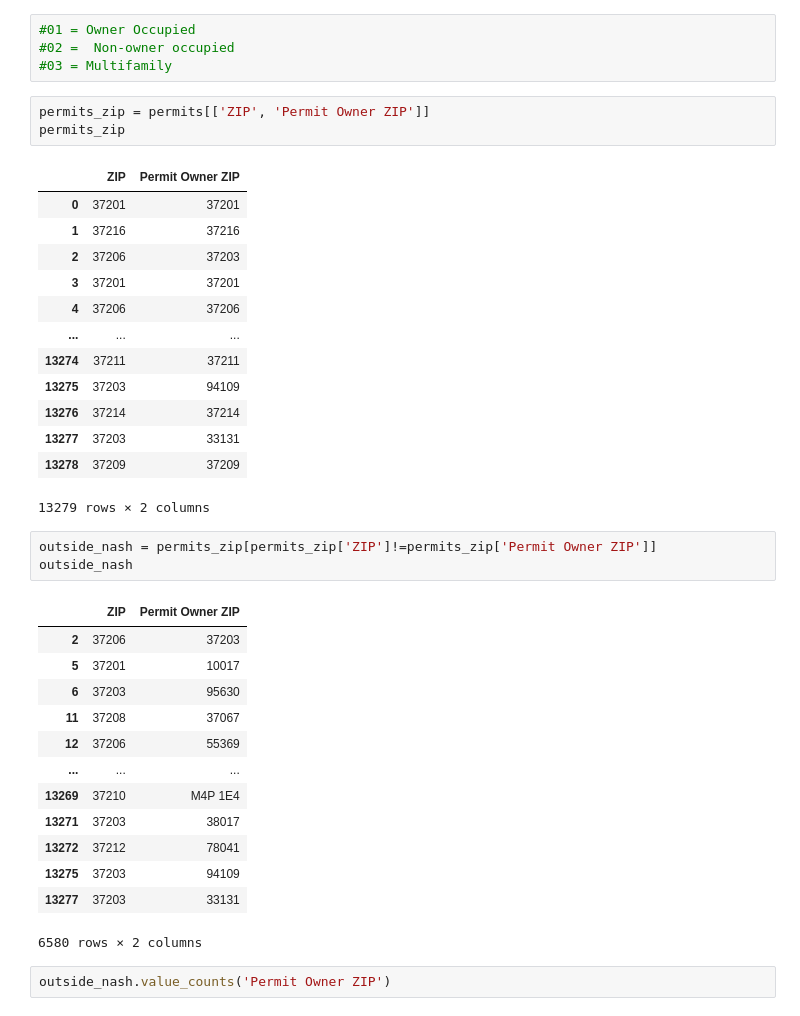
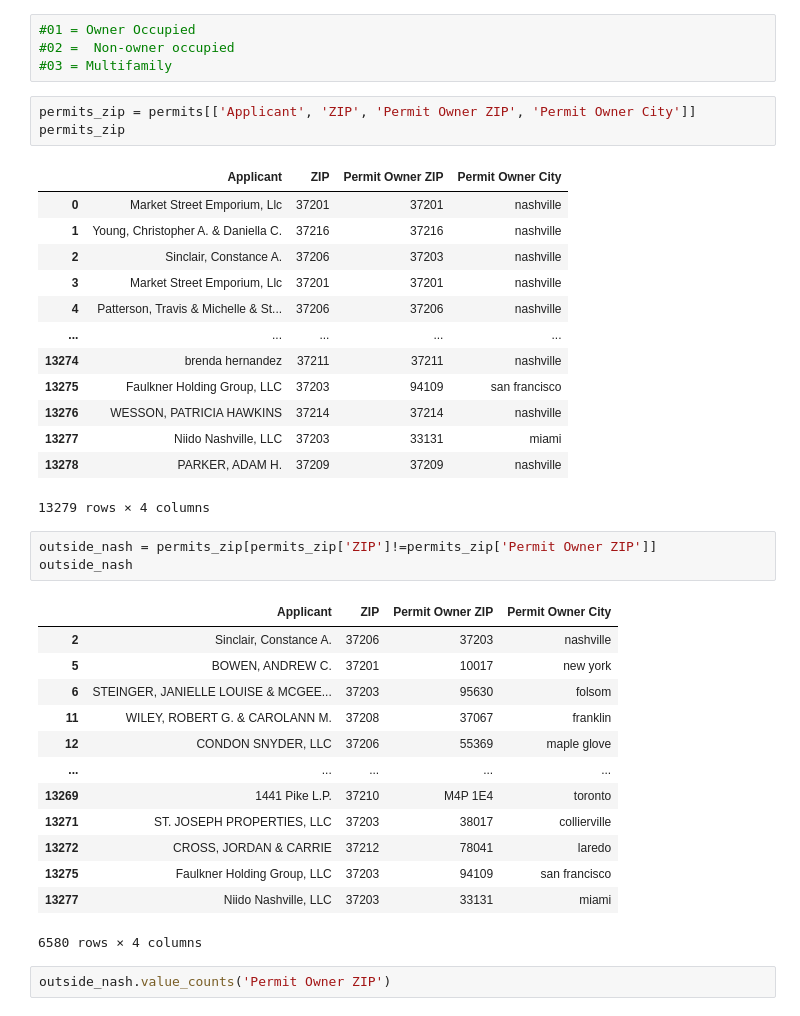
Before and after one commit to austin-davis/capstone_dda7, a Jupyter notebook: notebook/capstone_airbnb_davidson_co.ipynb, the cells around one changed output. Saved outputs shown, nothing was run; the diff lists cells and outputs as text.

```diff
--- a/notebook/capstone_airbnb_davidson_co.ipynb
+++ b/notebook/capstone_airbnb_davidson_co.ipynb
@@ -366,39 +462,39 @@ sliced_permits.sort_values('Permit Subtype')
 #02 =  Non-owner occupied
 #03 = Multifamily
 # %%
-permits_zip = permits[['ZIP', 'Permit Owner ZIP']]
+permits_zip = permits[['Applicant', 'ZIP', 'Permit Owner ZIP', 'Permit Owner City']]
 permits_zip
 # %% [output]
-|  | ZIP | Permit Owner ZIP |
-| 0 | 37201 | 37201 |
-| 1 | 37216 | 37216 |
-| 2 | 37206 | 37203 |
-| 3 | 37201 | 37201 |
-| 4 | 37206 | 37206 |
-| ... | ... | ... |
-| 13274 | 37211 | 37211 |
-| 13275 | 37203 | 94109 |
-| 13276 | 37214 | 37214 |
-| 13277 | 37203 | 33131 |
-| 13278 | 37209 | 37209 |
+|  | Applicant | ZIP | Permit Owner ZIP | Permit Owner City |
+| 0 | Market Street Emporium, Llc | 37201 | 37201 | nashville |
+| 1 | Young, Christopher A. & Daniella C. | 37216 | 37216 | nashville |
+| 2 | Sinclair, Constance A. | 37206 | 37203 | nashville |
+| 3 | Market Street Emporium, Llc | 37201 | 37201 | nashville |
+| 4 | Patterson, Travis & Michelle & St... | 37206 | 37206 | nashville |
+| ... | ... | ... | ... | ... |
+| 13274 | brenda hernandez | 37211 | 37211 | nashville |
+| 13275 | Faulkner Holding Group, LLC | 37203 | 94109 | san francisco |
+| 13276 | WESSON, PATRICIA HAWKINS | 37214 | 37214 | nashville |
+| 13277 | Niido Nashville, LLC | 37203 | 33131 | miami |
+| 13278 | PARKER, ADAM H. | 37209 | 37209 | nashville |
-13279 rows × 2 columns
+13279 rows × 4 columns
 # %%
 outside_nash = permits_zip[permits_zip['ZIP']!=permits_zip['Permit Owner ZIP']]
 outside_nash
 # %% [output]
-|  | ZIP | Permit Owner ZIP |
-| 2 | 37206 | 37203 |
-| 5 | 37201 | 10017 |
-| 6 | 37203 | 95630 |
-| 11 | 37208 | 37067 |
-| 12 | 37206 | 55369 |
-| ... | ... | ... |
-| 13269 | 37210 | M4P 1E4 |
-| 13271 | 37203 | 38017 |
-| 13272 | 37212 | 78041 |
-| 13275 | 37203 | 94109 |
-| 13277 | 37203 | 33131 |
+|  | Applicant | ZIP | Permit Owner ZIP | Permit Owner City |
+| 2 | Sinclair, Constance A. | 37206 | 37203 | nashville |
+| 5 | BOWEN, ANDREW C. | 37201 | 10017 | new york |
+| 6 | STEINGER, JANIELLE LOUISE & MCGEE... | 37203 | 95630 | folsom |
+| 11 | WILEY, ROBERT G. & CAROLANN M. | 37208 | 37067 | franklin |
+| 12 | CONDON SNYDER, LLC | 37206 | 55369 | maple glove |
+| ... | ... | ... | ... | ... |
+| 13269 | 1441 Pike L.P. | 37210 | M4P 1E4 | toronto |
+| 13271 | ST. JOSEPH PROPERTIES, LLC | 37203 | 38017 | collierville |
+| 13272 | CROSS, JORDAN & CARRIE | 37212 | 78041 | laredo |
+| 13275 | Faulkner Holding Group, LLC | 37203 | 94109 | san francisco |
+| 13277 | Niido Nashville, LLC | 37203 | 33131 | miami |
-6580 rows × 2 columns
+6580 rows × 4 columns
 # %%
 outside_nash.value_counts('Permit Owner ZIP')
 # %% [output]
```
Also changed, not shown: parts of 39 cells of this notebook, 1 other file.
